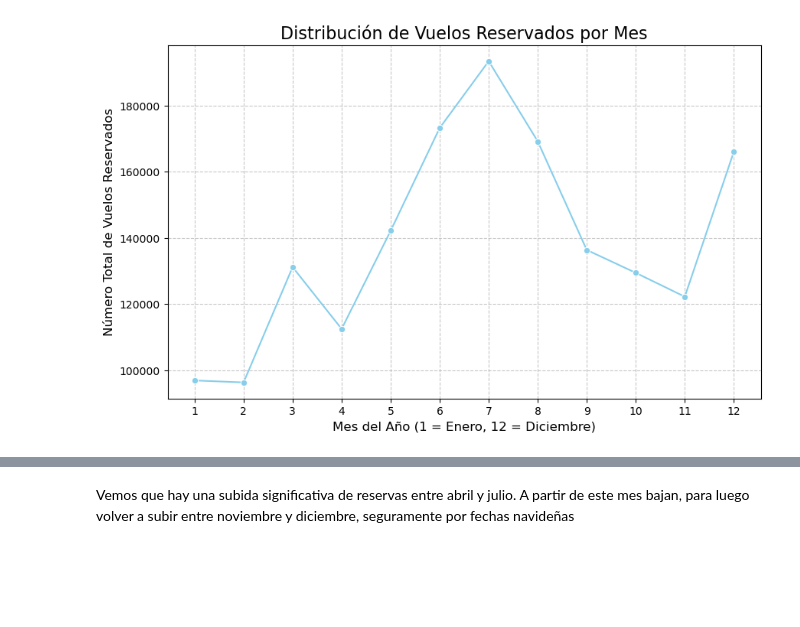
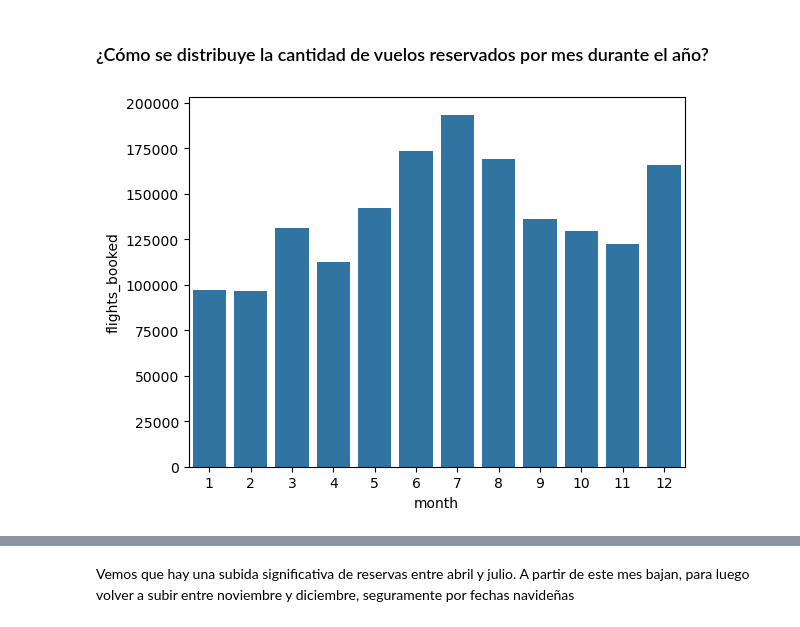
Before and after one commit to Adalab/bda-modulo-3-evaluacion-final-mariagmzm, a Jupyter notebook: Visualizacion de archivo.ipynb, the cells around one changed output, grey strips where cells are left out. Saved outputs shown, nothing was run; the diff lists cells and outputs as text; code cells hidden in the pictures; blank space fills up the shorter version.

```diff
--- a/Visualizacion de archivo.ipynb
+++ b/Visualizacion de archivo.ipynb
@@ -28,30 +20,11 @@ df_reservas_mensuales.columns = ['Month', 'Total_Flights_Booked']
-# %%
-
-
-# Crear la figura y los ejes
-plt.figure(figsize=(10, 6))
-
-# Usar un gráfico de líneas para mostrar la tendencia a lo largo del año
-sns.lineplot(
-    data=df_reservas_mensuales,
-    x='Month',
-    y='Total_Flights_Booked',
-    marker='o',  # Añade puntos para cada mes
-    color='skyblue'
-)
-
-# Añadir etiquetas y título
-plt.title('Distribución de Vuelos Reservados por Mes', fontsize=16)
-plt.xlabel('Mes del Año (1 = Enero, 12 = Diciembre)', fontsize=12)
-plt.ylabel('Número Total de Vuelos Reservados', fontsize=12)
-
-# Asegurar que los ticks del eje X sean solo números enteros de 1 a 12
-plt.xticks(df_reservas_mensuales['Month'])
-
-# Mostrar la cuadrícula para facilitar la lectura
-plt.grid(True, linestyle='--', alpha=0.7)
-
-# Mostrar el gráfico
-plt.show()
-# %% [output]
-[figure, removed]
+# %% [markdown]
+### ¿Cómo se distribuye la cantidad de vuelos reservados por mes durante el año?
+# %%
+df_reservas_mensuales = df.groupby('month')['flights_booked'].sum().reset_index()
+# %%
+sns.barplot(
+    data=df_reservas_mensuales,
+    x='month',
+    y='flights_booked');
+# %% [output]
+[figure, added]
```
Also changed, not shown: parts of 32 cells of this notebook, 2 other files.
